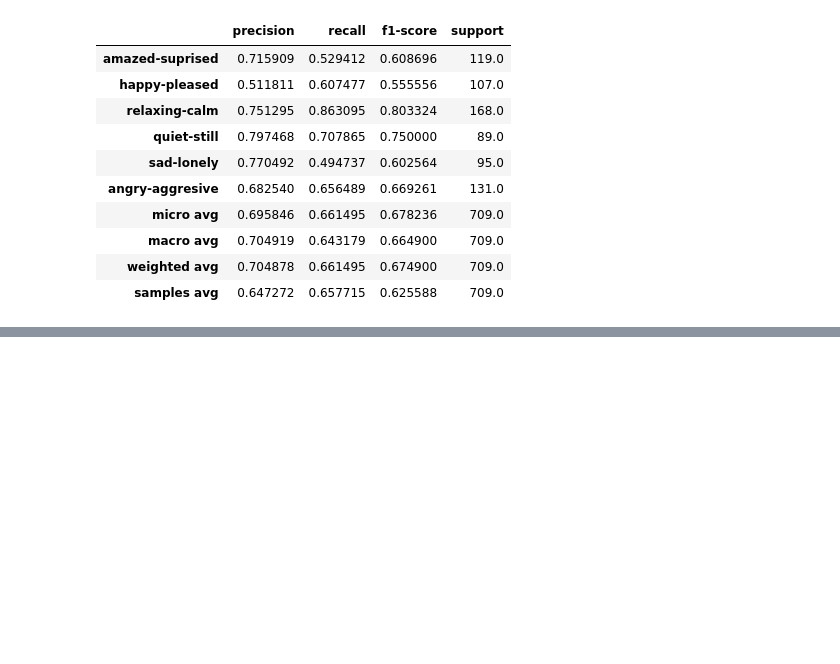
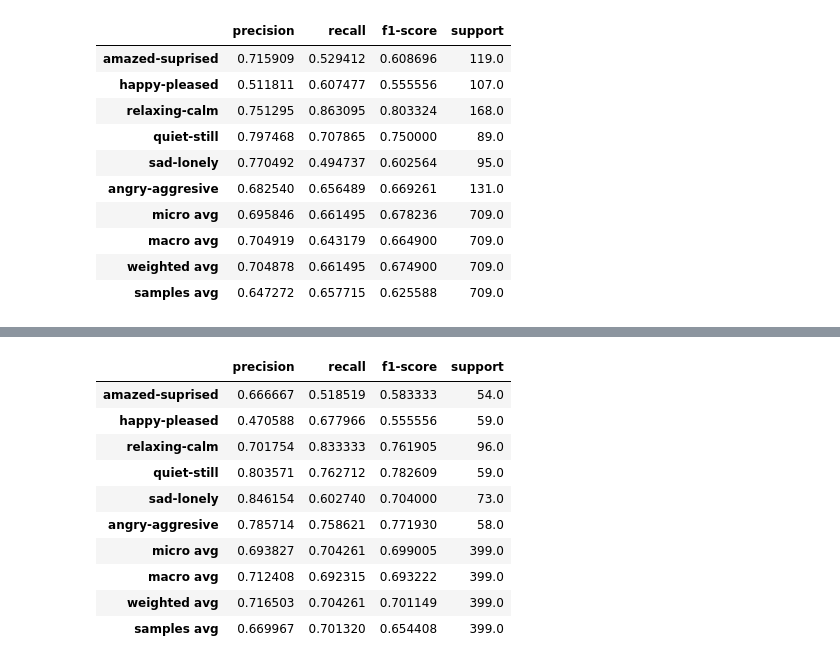
Before and after one commit to bayalams/multilabel-emotion-classification, a Jupyter notebook: 03-2-1_random-forest_tuning.ipynb, the cells around one changed output, grey strips where cells are left out. Saved outputs shown, nothing was run; the diff lists cells and outputs as text; code cells hidden in the pictures; blank space fills up the shorter version.

Commit message:
feat: finalize random forest threshold tuning and test evaluation

```diff
--- a/03-2-1_random-forest_tuning.ipynb
+++ b/03-2-1_random-forest_tuning.ipynb
@@ -856,3 +831,8 @@ report_tuned
 | macro avg | 0.704919 | 0.643179 | 0.664900 | 709.0 |
 | weighted avg | 0.704878 | 0.661495 | 0.674900 | 709.0 |
 | samples avg | 0.647272 | 0.657715 | 0.625588 | 709.0 |
+# %%
+rf_chain_no.fit(
+    X_train,
+    y_train
+)
@@ -858,0 +845,16 @@ report_tuned
+# %%
+# 8. apply to test data
+X_test = df_test.drop(columns=emo_cols)
+y_test = df_test[emo_cols]
+
+y_prob_test = rf_chain_no.predict_proba(
+    X_test
+)
+
+y_pred_test_tuned = (
+    y_prob_test >= 0.5
+).astype(int)
+
+y_pred_test_tuned[:, happy_idx] = (
+    y_prob_test[:, happy_idx] >= best_threshold
+).astype(int)
@@ -858,0 +902,24 @@ report_tuned
+# %%
+report_test_tuned = pd.DataFrame(
+    classification_report(
+        y_test,
+        y_pred_test_tuned,
+        target_names=emo_cols,
+        zero_division=0,
+        output_dict=True
+    )
+).T
+
+report_test_tuned
+# %% [output]
+|  | precision | recall | f1-score | support |
+| amazed-suprised | 0.666667 | 0.518519 | 0.583333 | 54.0 |
+| happy-pleased | 0.470588 | 0.677966 | 0.555556 | 59.0 |
+| relaxing-calm | 0.701754 | 0.833333 | 0.761905 | 96.0 |
+| quiet-still | 0.803571 | 0.762712 | 0.782609 | 59.0 |
+| sad-lonely | 0.846154 | 0.602740 | 0.704000 | 73.0 |
+| angry-aggresive | 0.785714 | 0.758621 | 0.771930 | 58.0 |
+| micro avg | 0.693827 | 0.704261 | 0.699005 | 399.0 |
+| macro avg | 0.712408 | 0.692315 | 0.693222 | 399.0 |
+| weighted avg | 0.716503 | 0.704261 | 0.701149 | 399.0 |
+| samples avg | 0.669967 | 0.701320 | 0.654408 | 399.0 |
```
Also changed, not shown: parts of 4 cells of this notebook.
